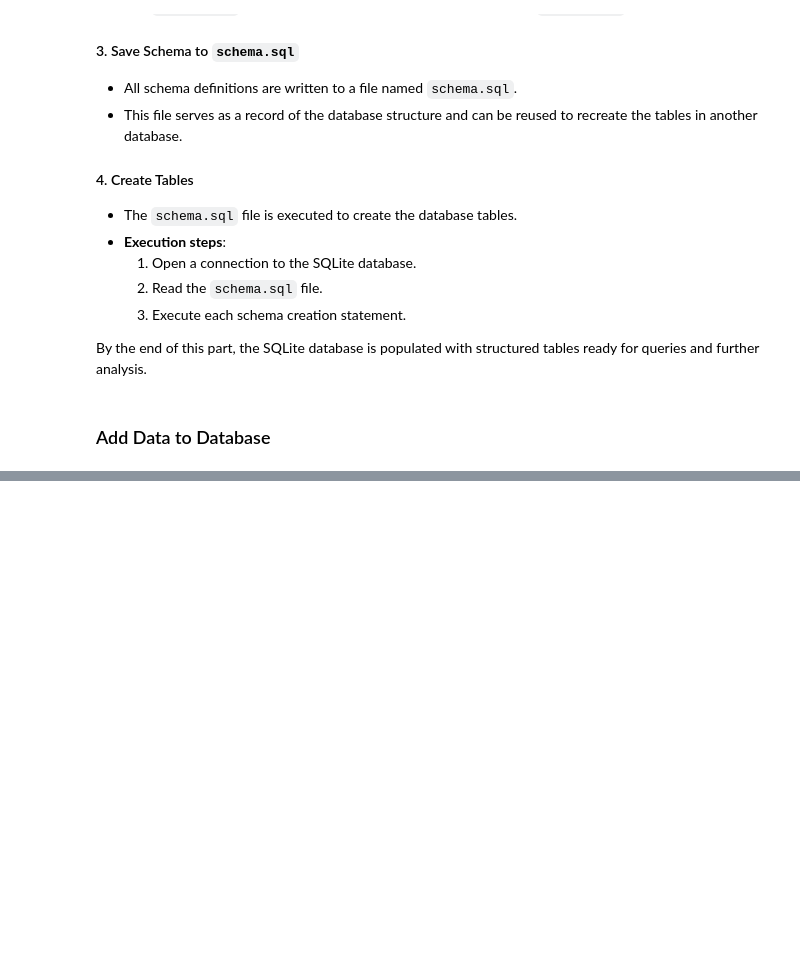
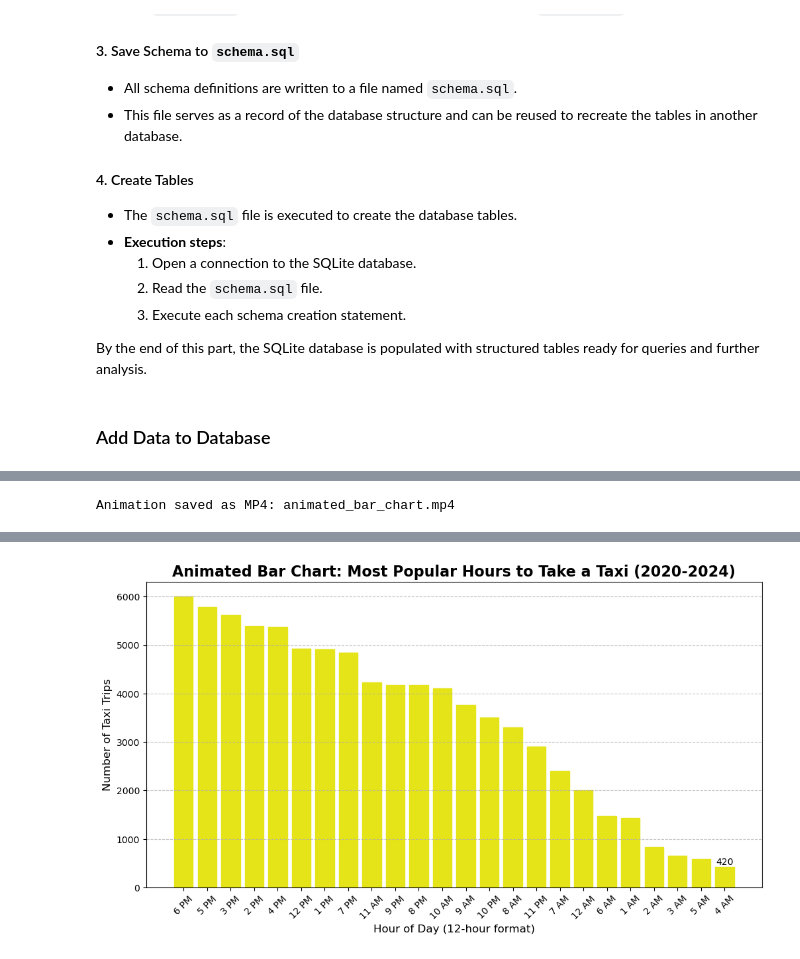
Before and after one commit to YunxinBai/4501-Final-Project, a Jupyter notebook: Project Scaffolding 1.ipynb, the cells around one changed output, grey strips where cells are left out. Saved outputs shown, nothing was run; the diff lists cells and outputs as text; code cells hidden in the pictures; blank space fills up the shorter version.

```diff
--- a/Project Scaffolding 1.ipynb
+++ b/Project Scaffolding 1.ipynb
@@ -1398,0 +2188,37 @@ plot_visual_1(some_dataframe)
+# %%
+# Step 2: Define the function to retrieve data from the database
+def get_data_for_animated_visual_1():
+    """
+    Query the database to retrieve data for the animated bar chart of most popular hours.
+
+    Returns:
+        pd.DataFrame: A DataFrame containing hours and corresponding trip counts.
+    """
+    QUERY_1 = """
+    SELECT
+        strftime('%H', pickup_datetime) AS hour,
+        COUNT(*) AS trip_count
+    FROM
+        taxi_trips
+    WHERE
+        DATE(pickup_datetime) BETWEEN '2020-01-01' AND '2024-08-31'
+    GROUP BY
+        hour
+    ORDER BY
+        trip_count DESC;
+    """
+    with engine.connect() as con:
+        results = con.execute(db_text(QUERY_1)).fetchall()
+
+    # Convert results to a pandas DataFrame
+    df = pd.DataFrame(results, columns=["hour", "trip_count"])
+
+    # Convert hour to a 12-hour format for readability
+    df["hour"] = df["hour"].astype(int).apply(convert_to_12_hour)
+    return df
+# %%
+# Step 3: Retrieve data and plot the animated visualization
+data_for_animated_visual_1 = get_data_for_animated_visual_1()
+plot_animated_visual_1(data_for_animated_visual_1)
+# %% [output]
+Animation saved as MP4: animated_bar_chart.mp4
@@ -1398,0 +2226 @@ plot_visual_1(some_dataframe)
+[figure, added]
```
Also changed, not shown: parts of 55 cells of this notebook.
